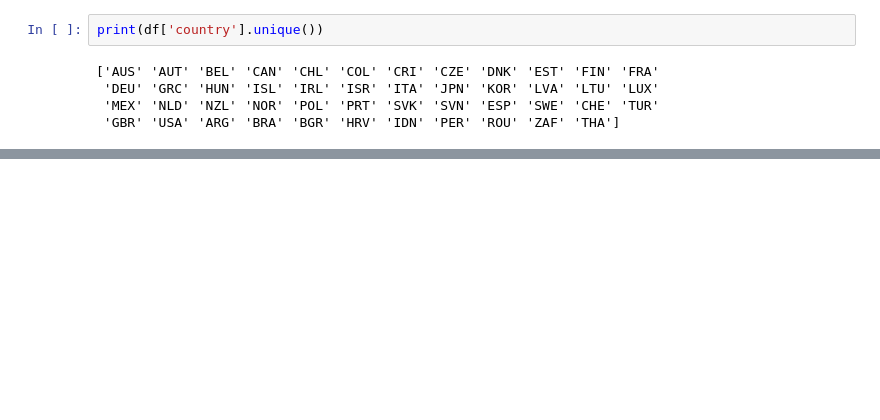
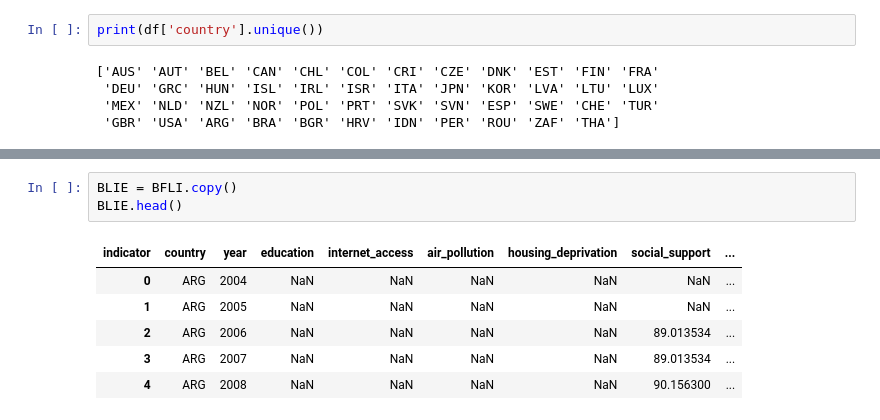
Before and after one commit to Jan12s/betterlifeindex, a Jupyter notebook: better_life_index_edu.ipynb, the cells around one changed output, grey strips where cells are left out. Saved outputs shown, nothing was run; the diff lists cells and outputs as text; blank space fills up the shorter version.

```diff
--- a/better_life_index_edu.ipynb
+++ b/better_life_index_edu.ipynb
@@ -346,0 +323,10 @@ Unique countries in filtered data:
+# %%
+BLIE = BFLI.copy()
+BLIE.head()
+# %% [output]
+| indicator | country | year | education | internet_access | air_pollution | housing_deprivation | social_support | ... |
+| 0 | ARG | 2004 | NaN | NaN | NaN | NaN | NaN | ... |
+| 1 | ARG | 2005 | NaN | NaN | NaN | NaN | NaN | ... |
+| 2 | ARG | 2006 | NaN | NaN | NaN | NaN | 89.013534 | ... |
+| 3 | ARG | 2007 | NaN | NaN | NaN | NaN | 89.013534 | ... |
+| 4 | ARG | 2008 | NaN | NaN | NaN | NaN | 90.156300 | ... |
```
Also changed, not shown: parts of 22 cells of this notebook.
